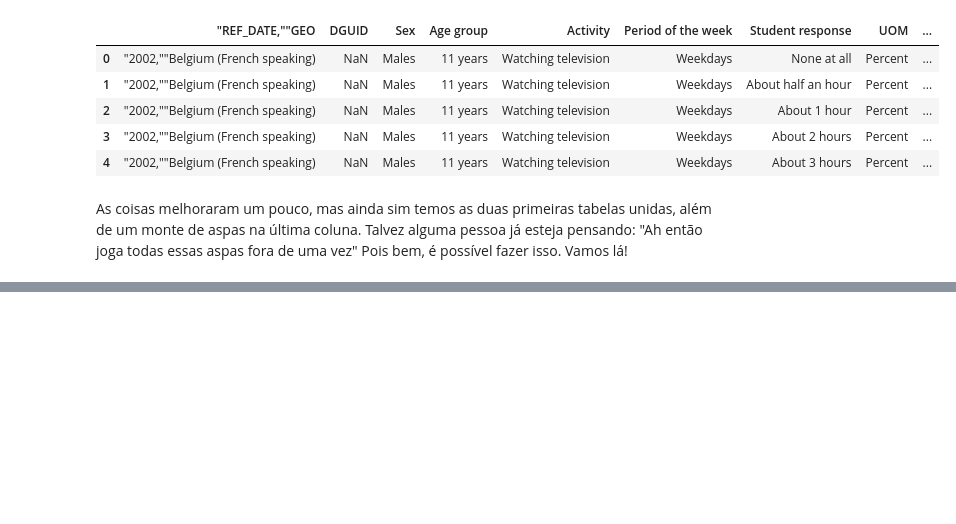
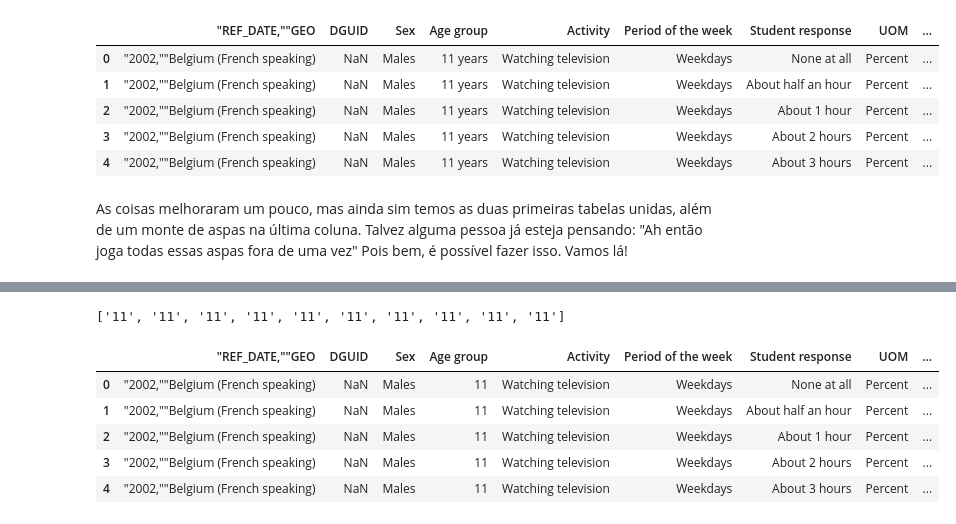
Before and after one commit to W8jonas/dataVisualizationAndAnalytics, a Jupyter notebook: estudo_data_visualization.ipynb, the cells around one changed output, grey strips where cells are left out. Drawn from its saved outputs; the diff is of its cells as text; code cells hidden in the pictures; blank space fills up the shorter version.

Commit message:
Todo complet - formatar banco de dados, adicionado novo Todo, formas de CSVs

```diff
--- a/estudo_data_visualization.ipynb
+++ b/estudo_data_visualization.ipynb
@@ -50,0 +78,22 @@ Talvez alguma pessoa já esteja pensando: "Ah então joga todas essas aspas fora
+# %%
+# Modificando o atributo 'Age group'
+# Retirando a unidade de medida
+
+removeYears = lambda x: x.replace(' years', '').replace('"','')
+idade_list = list(map(removeYears,  dataFrame['Age group']))
+
+idade_list[: 10]
+# %% [output]
+['11', '11', '11', '11', '11', '11', '11', '11', '11', '11']
+# %%
+# Criando um novo dataFrame com o atributo modificado
+novoDataFrame = dataFrame
+novoDataFrame['Age group'] = idade_list
+novoDataFrame.head()
+# %% [output]
+|  | "REF_DATE,""GEO | DGUID | Sex | Age group | Activity | Period of the week | Student response | UOM | ... |
+| 0 | "2002,""Belgium (French speaking) | NaN | Males | 11 | Watching television | Weekdays | None at all | Percent | ... |
+| 1 | "2002,""Belgium (French speaking) | NaN | Males | 11 | Watching television | Weekdays | About half an hour | Percent | ... |
+| 2 | "2002,""Belgium (French speaking) | NaN | Males | 11 | Watching television | Weekdays | About 1 hour | Percent | ... |
+| 3 | "2002,""Belgium (French speaking) | NaN | Males | 11 | Watching television | Weekdays | About 2 hours | Percent | ... |
+| 4 | "2002,""Belgium (French speaking) | NaN | Males | 11 | Watching television | Weekdays | About 3 hours | Percent | ... |
```
Also changed, not shown: parts of 5 cells of this notebook, 1 other file.
